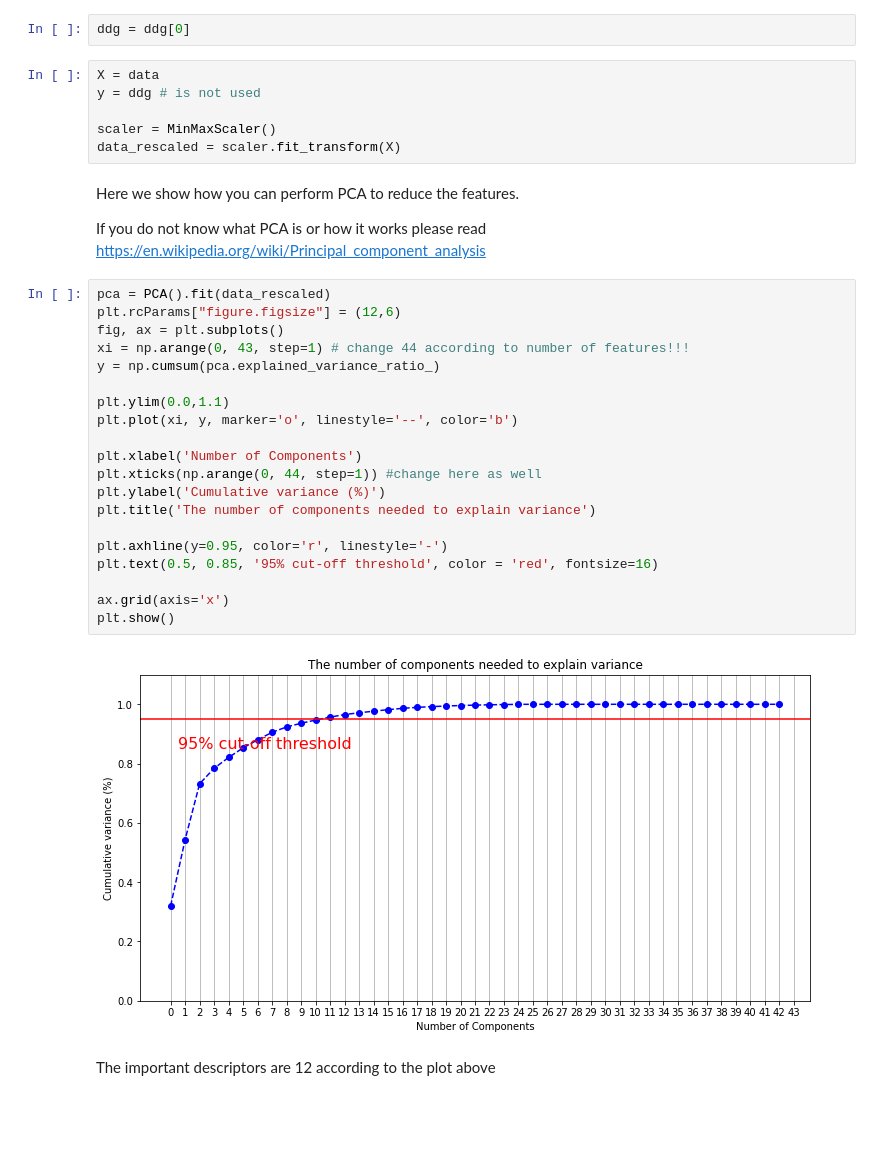
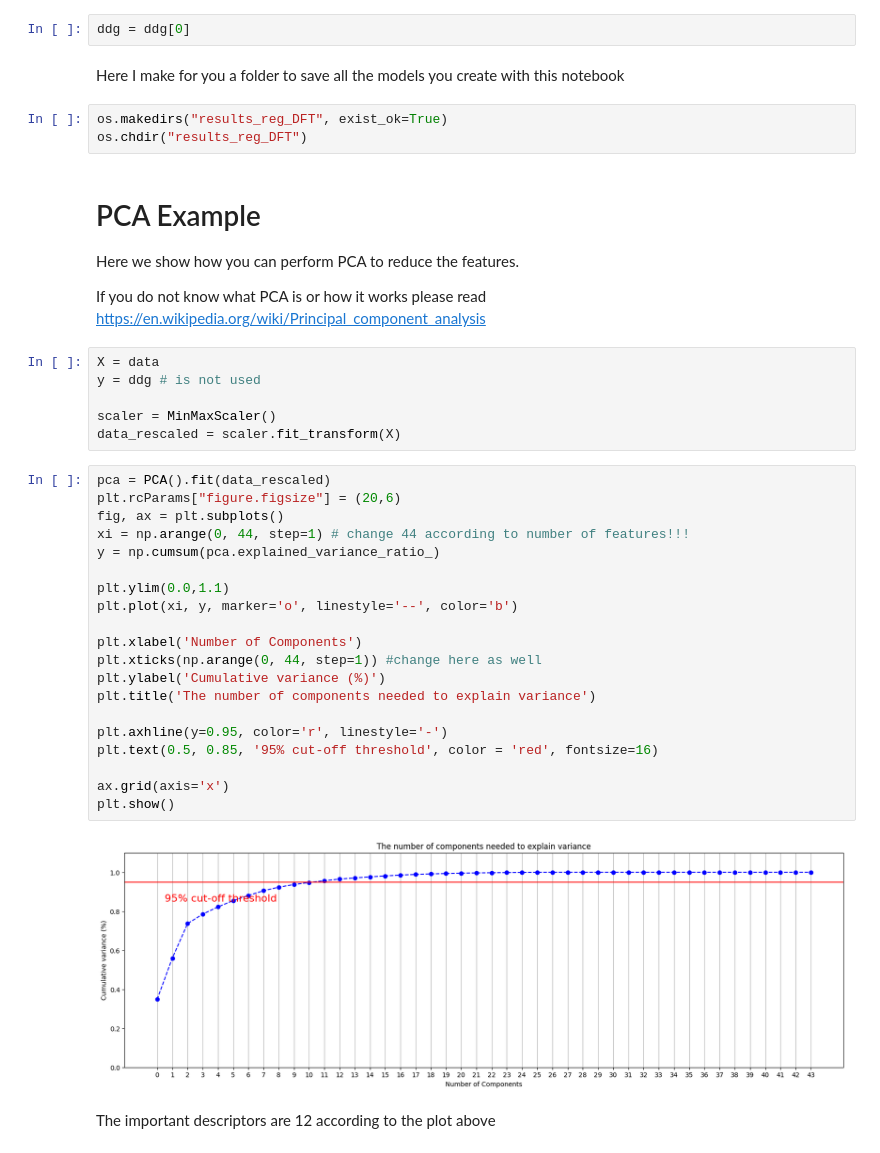
Before and after one commit to duartegroup/PythiaChem, a Jupyter notebook: Example-enantioselective-Strecker-synthesis/RegressionDFT.ipynb, the cells around one changed output. Drawn from its saved outputs; the diff is of its cells as text; blank space fills up the shorter version.

```diff
--- a/Example-enantioselective-Strecker-synthesis/RegressionDFT.ipynb
+++ b/Example-enantioselective-Strecker-synthesis/RegressionDFT.ipynb
@@ -134,39 +108,45 @@ data
 ddg = pd.read_csv("DDG.csv",header=None)
 # %%
 ddg = ddg[0]
+# %% [markdown]
+Here I make for you a folder to save all the models you create with this notebook
+# %%
+os.makedirs("results_reg_DFT", exist_ok=True)
+os.chdir("results_reg_DFT")
+# %% [markdown]
+# PCA Example
+Here we show how you can perform PCA to reduce the features.
+
+If you do not know what PCA is or how it works please read
+https://en.wikipedia.org/wiki/Principal_component_analysis
 # %%
 X = data
 y = ddg # is not used
 
 scaler = MinMaxScaler()
 data_rescaled = scaler.fit_transform(X)
-# %% [markdown]
-Here we show how you can perform PCA to reduce the features.
-
-If you do not know what PCA is or how it works please read
-https://en.wikipedia.org/wiki/Principal_component_analysis
 # %%
 pca = PCA().fit(data_rescaled)
-plt.rcParams["figure.figsize"] = (12,6)
+plt.rcParams["figure.figsize"] = (20,6)
 fig, ax = plt.subplots()
-xi = np.arange(0, 43, step=1) # change 44 according to number of features!!!
+xi = np.arange(0, 44, step=1) # change 44 according to number of features!!!
 y = np.cumsum(pca.explained_variance_ratio_)
 
 plt.ylim(0.0,1.1)
 plt.plot(xi, y, marker='o', linestyle='--', color='b')
 
 plt.xlabel('Number of Components')
 plt.xticks(np.arange(0, 44, step=1)) #change here as well
 plt.ylabel('Cumulative variance (%)')
 plt.title('The number of components needed to explain variance')
 
 plt.axhline(y=0.95, color='r', linestyle='-')
 plt.text(0.5, 0.85, '95% cut-off threshold', color = 'red', fontsize=16)
 
 ax.grid(axis='x')
 plt.show()
 # %% [output]
-[figure, old version]
+[figure, new version]
 # %% [markdown]
 The important descriptors are 12 according to the plot above
 # %%
```
Also changed, not shown: parts of 25 cells of this notebook, 4 other files.
